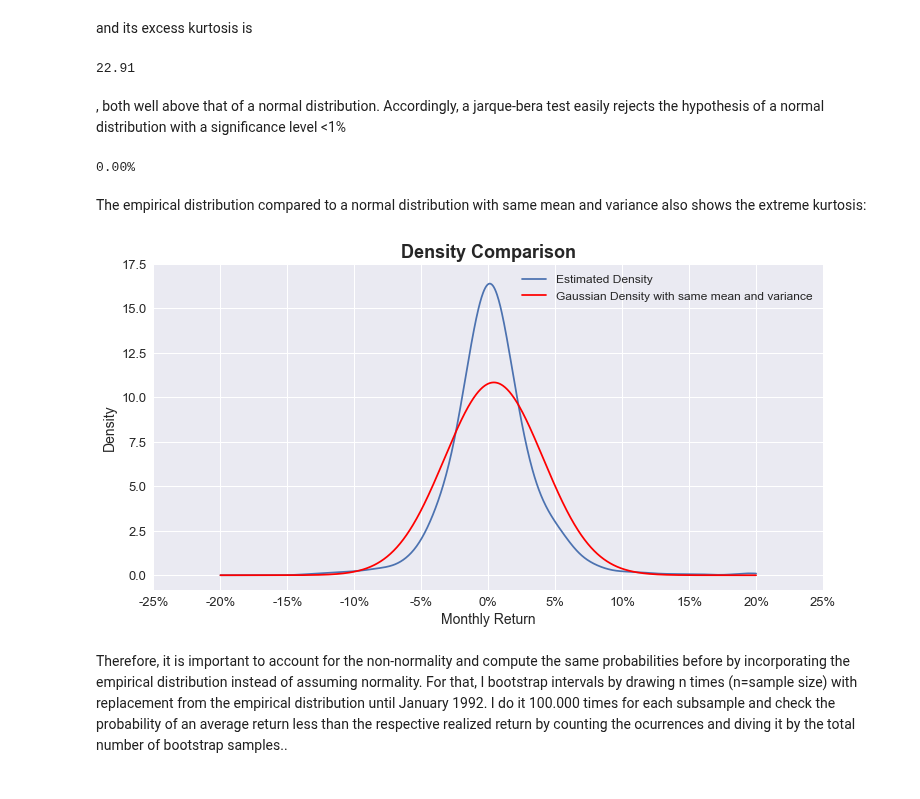
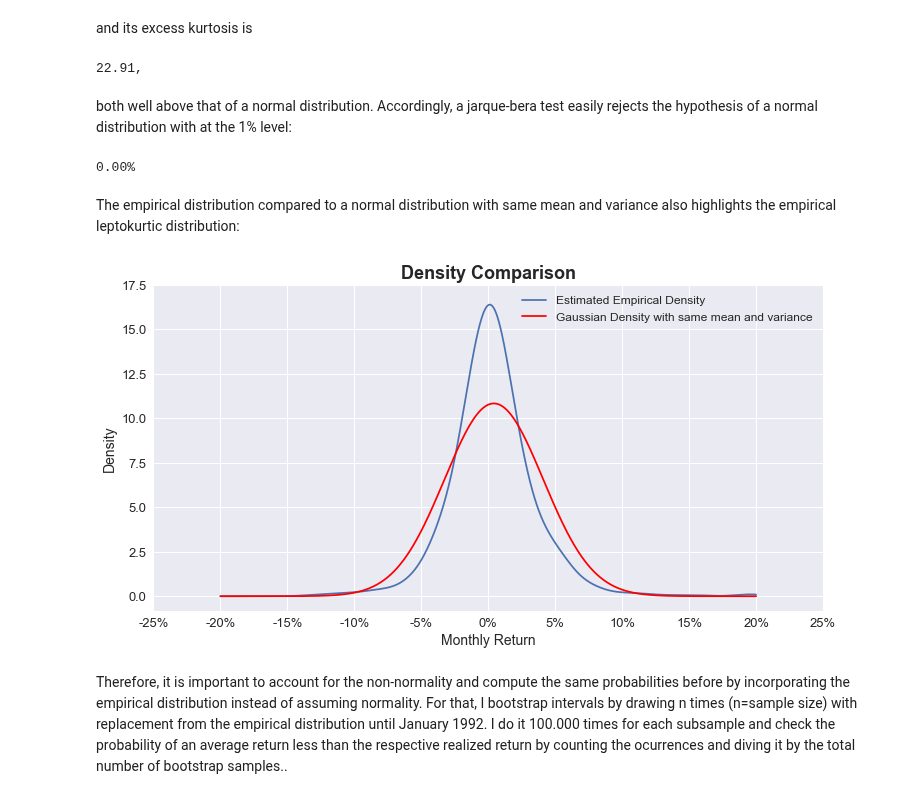
Before and after one commit to jonasniemeyer/investing-ideas, a Jupyter notebook: analyzing_the_value_premium.ipynb, the cells around one changed output. Cells and saved outputs as stored; diff of their text form; code cells hidden in the pictures.

```diff
--- a/analyzing_the_value_premium.ipynb
+++ b/analyzing_the_value_premium.ipynb
@@ -308,9 +303,10 @@ np.round(prior_skew, 2)
 # %% [markdown]
 and its excess kurtosis is
 # %%
-np.round(prior_kurt, 2)
+prior_kurt = df.loc[:"1992-01-01", "HML"].kurt()
+print(np.round(prior_kurt, 2), ",", sep="")
 # %% [output]
-22.91
+22.91,
 # %% [markdown]
-, both well above that of a normal distribution. Accordingly, a jarque-bera test easily rejects the hypothesis of a normal distribution with a significance level <1%
+both well above that of a normal distribution. Accordingly, a jarque-bera test easily rejects the hypothesis of a normal distribution with at the 1% level:
 # %%
@@ -318,26 +315,26 @@ print(f"{jb:.2%}")
 # %% [output]
 0.00%
 # %% [markdown]
-The empirical distribution compared to a normal distribution with same mean and variance also shows the extreme kurtosis:
+The empirical distribution compared to a normal distribution with same mean and variance also highlights the empirical leptokurtic distribution:
 # %%
 estimated_density = gaussian_kde(df.loc[:"1992-01-01", "HML"])
 
 x = np.linspace(-0.2, 0.2, 1000)
-plt.plot(x, estimated_density(x), label="Estimated Density")
+plt.plot(x, estimated_density(x), label="Estimated Empirical Density")
 plt.plot(x, norm.pdf(x, prior_mean, prior_std), label="Gaussian Density with same mean and variance", color="red")
 
 plt.title("Density Comparison", fontsize=18, fontweight="bold")
 plt.ylabel("Density", fontsize=14)
 plt.xlabel("Monthly Return", fontsize=14)
 
 xticks = plt.xticks()[0]
 plt.xticks(xticks, [f"{ret:.0%}" for ret in xticks], fontsize=13)
 yticks = plt.yticks()[0]
 plt.yticks(yticks[1:], yticks[1:], fontsize=13)
 
 plt.legend(fontsize=12);
 # %% [output]
-[figure, old version]
+[figure, new version]
 # %% [markdown]
 Therefore, it is important to account for the non-normality and compute the same probabilities before by incorporating the empirical distribution instead of assuming normality. For that, I bootstrap intervals by drawing n times (n=sample size) with replacement from the empirical distribution until January 1992. I do it 100.000 times for each subsample and check the probability of an average return less than the respective realized return by counting the ocurrences and diving it by the total number of bootstrap samples..
 # %%
```
Also changed, not shown: parts of 42 cells of this notebook.
